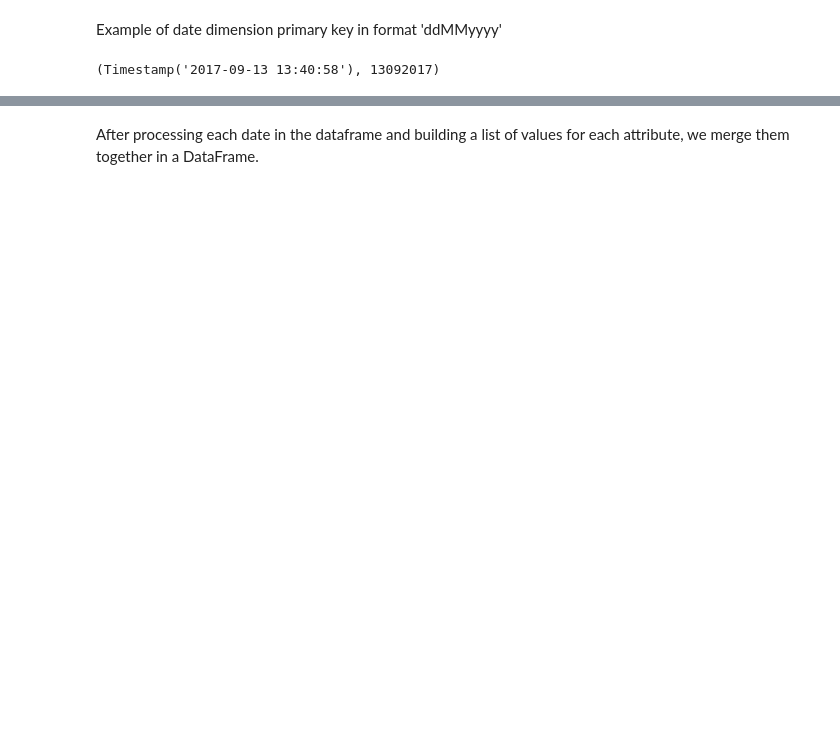
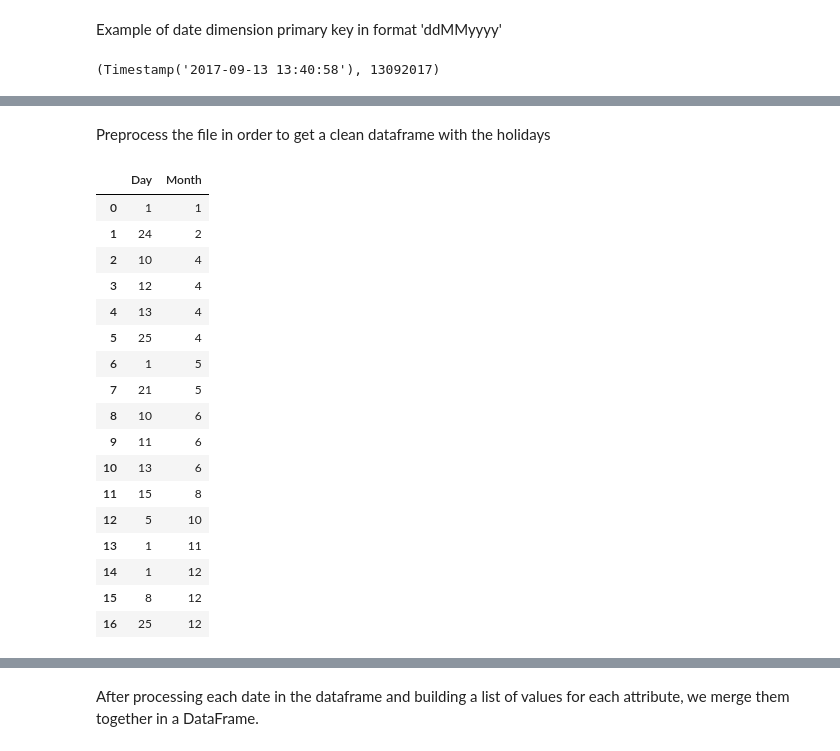
Before and after one commit to beatriz-lima/TPD-Airbnb-Data, a Jupyter notebook: Notebooks/ETL_Date.ipynb, the cells around one changed output, grey strips where cells are left out. Drawn from its saved outputs; the diff is of its cells as text; code cells hidden in the pictures; blank space fills up the shorter version.

```diff
--- a/Notebooks/ETL_Date.ipynb
+++ b/Notebooks/ETL_Date.ipynb
@@ -172,0 +201,30 @@ df_listings['DataRegisto'][0], date_pk(df_listings['DataRegisto'][0])
+# %% [markdown]
+Preprocess the file in order to get a clean dataframe with the holidays
+# %%
+holidays_dates = df_holidays.iloc[:,1].values[:-1]
+holidays_dates = [datetime.strptime(d, "%m/%d/%Y") for d in holidays_dates]
+
+holidays_days = [d.day for d in holidays_dates]
+holidays_months = [d.month for d in holidays_dates]
+
+df_holidays2 = pd.DataFrame(np.stack((holidays_days,holidays_months), axis = 1),columns=['Day','Month'])
+df_holidays2
+# %% [output]
+|  | Day | Month |
+| 0 | 1 | 1 |
+| 1 | 24 | 2 |
+| 2 | 10 | 4 |
+| 3 | 12 | 4 |
+| 4 | 13 | 4 |
+| 5 | 25 | 4 |
+| 6 | 1 | 5 |
+| 7 | 21 | 5 |
+| 8 | 10 | 6 |
+| 9 | 11 | 6 |
+| 10 | 13 | 6 |
+| 11 | 15 | 8 |
+| 12 | 5 | 10 |
+| 13 | 1 | 11 |
+| 14 | 1 | 12 |
+| 15 | 8 | 12 |
+| 16 | 25 | 12 |
```
Also changed, not shown: parts of 16 cells of this notebook, 1 other file.
